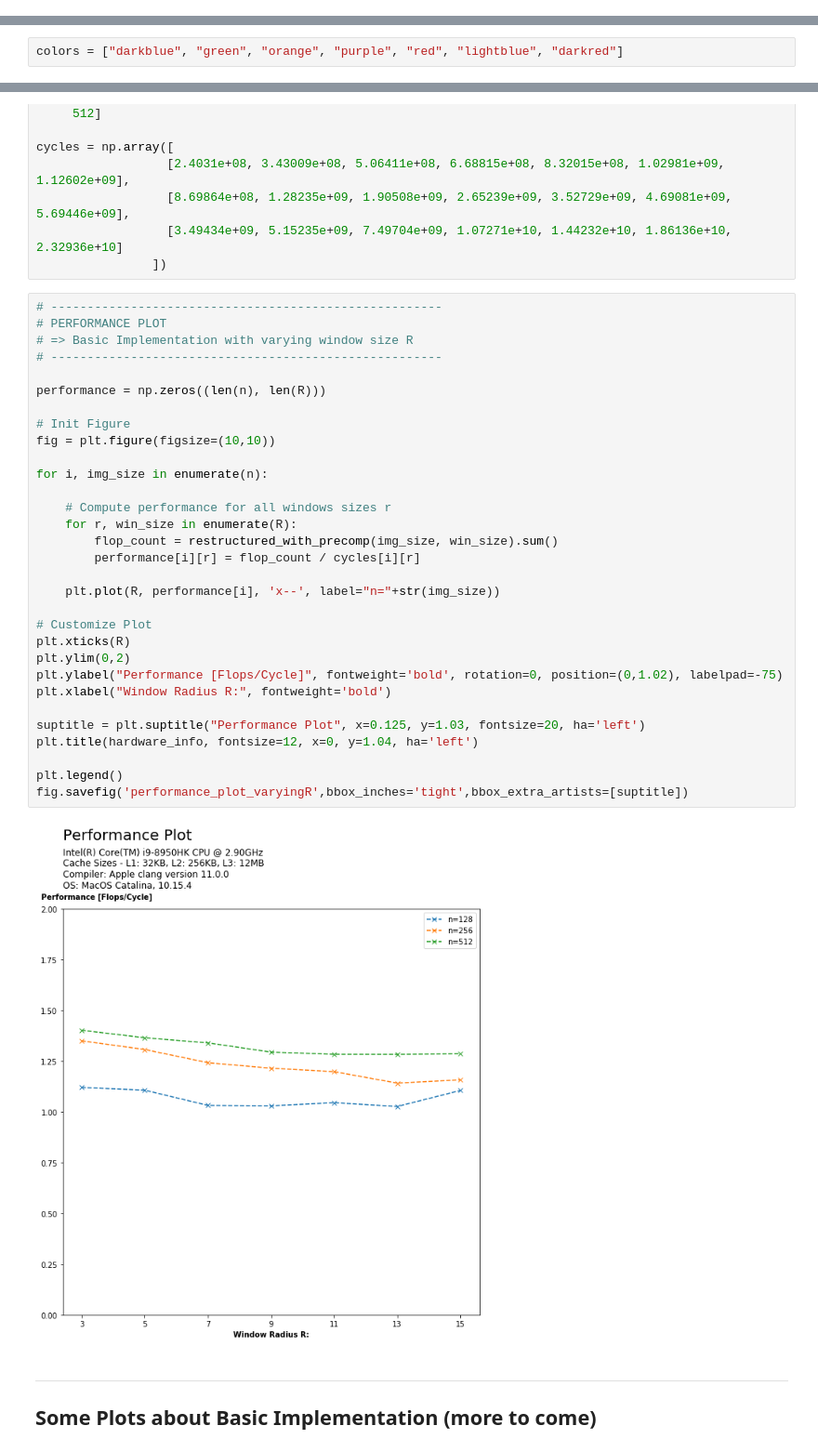
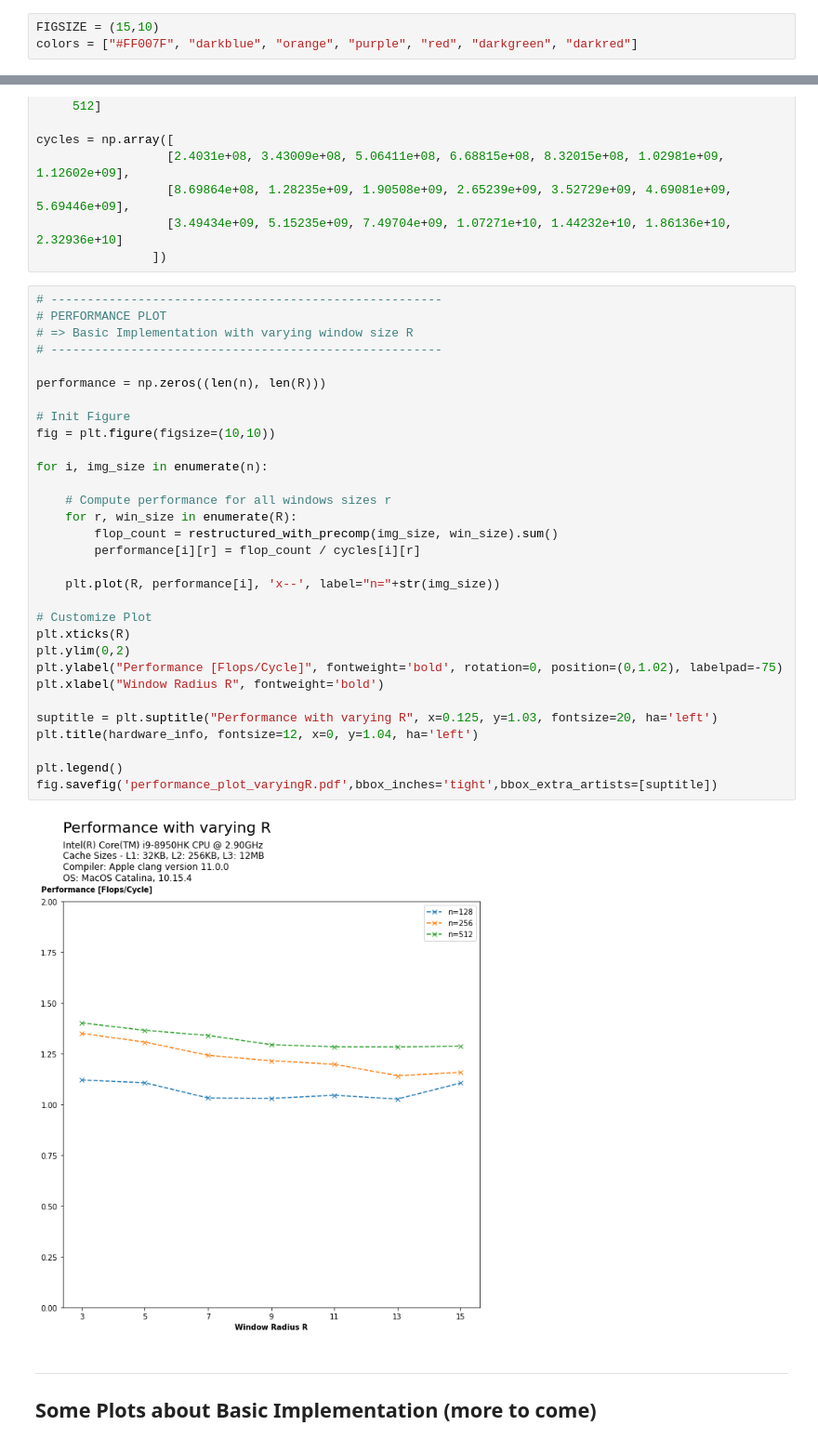
Before and after one commit to ninodimontalcino/advanced-denoising-mcrenderings, a Jupyter notebook: analysis/PerformanceAnalysis.ipynb, the cells around one changed output, grey strips where cells are left out. Shown: that part at 93% size. Saved outputs shown, nothing was run; the diff lists cells and outputs as text.

```diff
--- a/analysis/PerformanceAnalysis.ipynb
+++ b/analysis/PerformanceAnalysis.ipynb
@@ -18,3 +16,6 @@ FIGSIZE = (15,10)
+# %%
+FIGSIZE = (15,10)
+colors = ["#FF007F", "darkblue", "orange", "purple", "red", "darkgreen", "darkred"]
 # %% [markdown]
 ### (A) Flop Counting
 $\rightarrow$ Functions to count flops of implemented methods
@@ -326,8 +327,6 @@ def restructured_no_precomp_mem(n):
     # Temp buffer: filtering_basic
     reads += 5*3*n*n
     return reads*sizeof_float
-# %%
-colors = ["darkblue", "green", "orange", "purple", "red", "lightblue", "darkred"]
 # %%
 # Plot showing FLOP reduction for fixed R=10
 R = 10
@@ -698,36 +697,36 @@ cycles = np.array([
 # %%
 # ------------------------------------------------------
 # PERFORMANCE PLOT
 # => Basic Implementation with varying window size R
 # ------------------------------------------------------
 
 performance = np.zeros((len(n), len(R)))
 
 # Init Figure
 fig = plt.figure(figsize=(10,10))
 
 for i, img_size in enumerate(n):
 
     # Compute performance for all windows sizes r
     for r, win_size in enumerate(R):
         flop_count = restructured_with_precomp(img_size, win_size).sum()
         performance[i][r] = flop_count / cycles[i][r]
 
     plt.plot(R, performance[i], 'x--', label="n="+str(img_size))
 
 # Customize Plot
 plt.xticks(R)
 plt.ylim(0,2)
 plt.ylabel("Performance [Flops/Cycle]", fontweight='bold', rotation=0, position=(0,1.02), labelpad=-75)
-plt.xlabel("Window Radius R:", fontweight='bold')
+plt.xlabel("Window Radius R", fontweight='bold')
 
-suptitle = plt.suptitle("Performance Plot", x=0.125, y=1.03, fontsize=20, ha='left')
+suptitle = plt.suptitle("Performance with varying R", x=0.125, y=1.03, fontsize=20, ha='left')
 plt.title(hardware_info, fontsize=12, x=0, y=1.04, ha='left')
 
 plt.legend()
-fig.savefig('performance_plot_varyingR',bbox_inches='tight',bbox_extra_artists=[suptitle])
+fig.savefig('performance_plot_varyingR.pdf',bbox_inches='tight',bbox_extra_artists=[suptitle])
 # %% [output]
-[figure, old version]
+[figure, new version]
 # %% [markdown]
 <hr>
 
```
Also changed, not shown: parts of 5 cells of this notebook, 2 other files.
